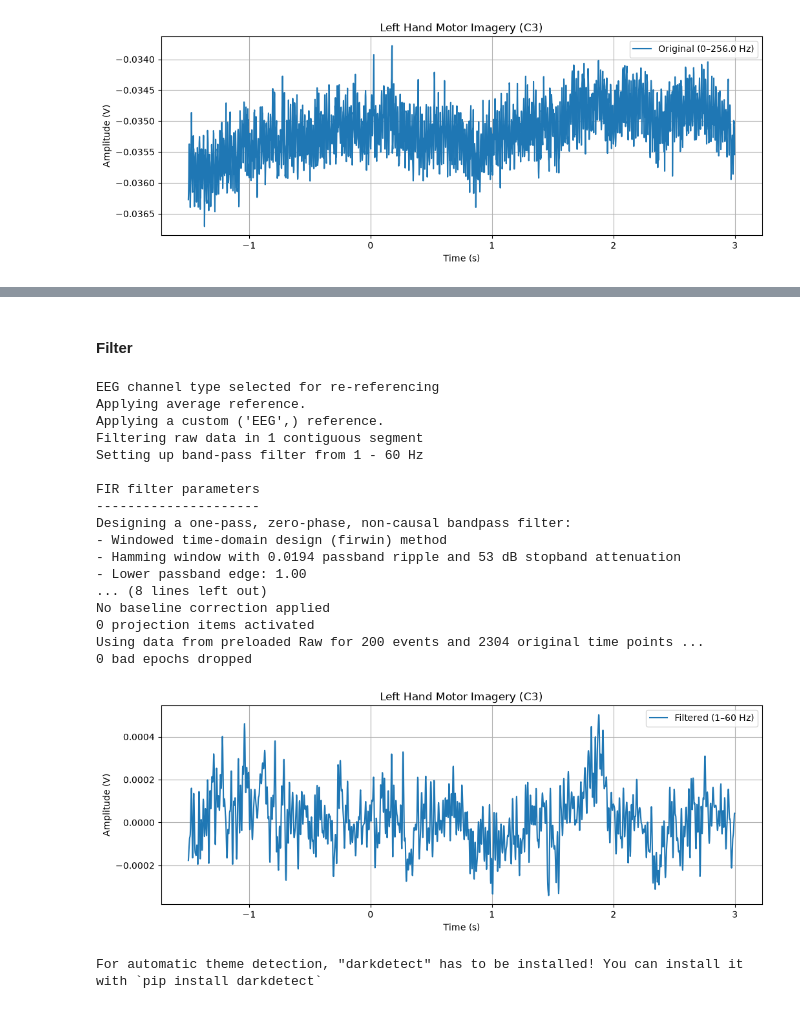
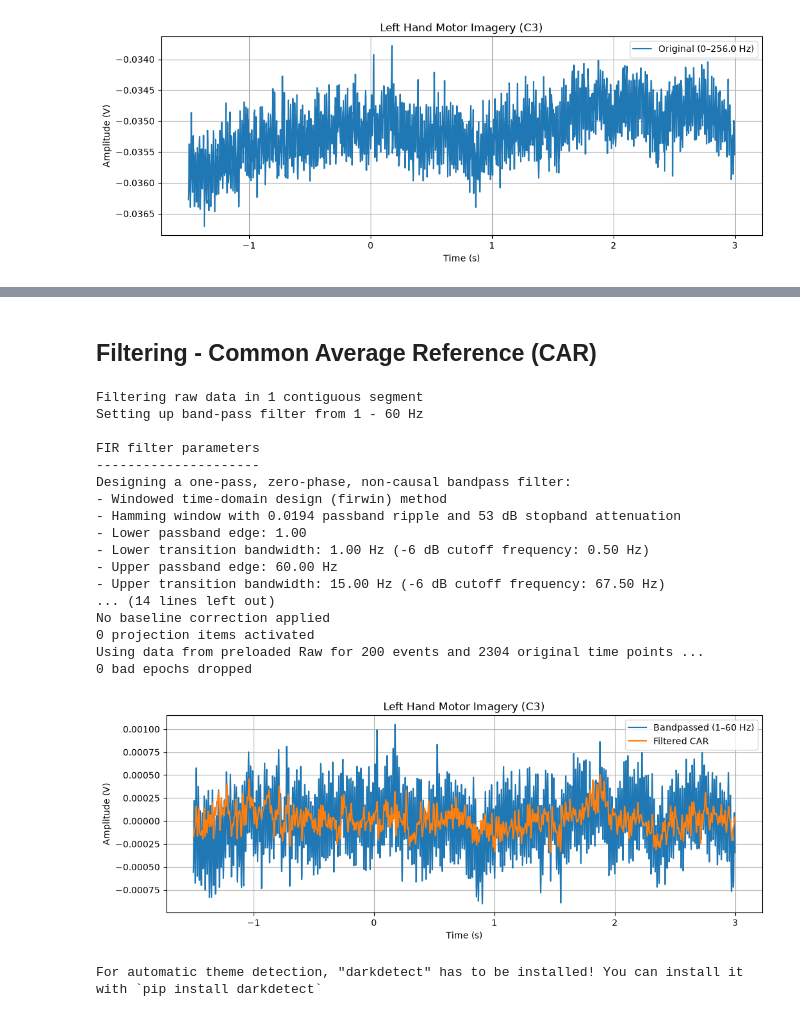
Before and after one commit to alarxx/BCI_Midterm_Project, a Jupyter notebook: project.ipynb, the cells around one changed output, grey strips where cells are left out. Saved outputs shown, nothing was run; the diff lists cells and outputs as text; code cells hidden in the pictures.

```diff
--- a/project.ipynb
+++ b/project.ipynb
@@ -435,50 +441,59 @@ display(Image(
 # %% [markdown]
-#### Filter
+## Filtering - Common Average Reference (CAR)
 # %%
 # Filter raw EEG
-filtered = raw.copy()
+l_freq, h_freq = 1, 60
+
+# Frequency filtering
+bandpassed = raw.copy()
+bandpassed.filter(l_freq=l_freq, h_freq=h_freq, picks="eeg")
+
+# Common Average Reference
+filtered = bandpassed.copy()
 filtered.set_eeg_reference("average") # Common Average Reference (CAR)
-l_freq, h_freq = 1, 60
-filtered.filter(l_freq=l_freq, h_freq=h_freq, picks="eeg")
-print(filtered.info["sfreq"]) # 512
 
-# Create filtered epochs
+print("sfreq:", filtered.info["sfreq"]) # 512
+
+# Create epochs
+bandpassed_epochs = get_epochs(bandpassed, events)
 filtered_epochs = get_epochs(filtered, events)
 
+
 # First left-hand trial, C3
-before = signal
+before = bandpassed_epochs["left_hand"].get_data(picks=["C3"])[0, 0]
 after = filtered_epochs["left_hand"].get_data(picks=["C3"])[0, 0]
 
 plt.figure(figsize=(12, 4))
 
-# plt.plot(time, before, label="Original")
-plt.plot(time, after, label=f"Filtered ({l_freq}–{h_freq} Hz)")
+# plt.plot(time, signal, label="Original")
+plt.plot(time, before, label=f"Bandpassed ({l_freq}–{h_freq} Hz)")
+plt.plot(time, after, label=f"Filtered CAR")
 
 plt.xlabel("Time (s)")
 plt.ylabel("Amplitude (V)")
 plt.title("Left Hand Motor Imagery (C3)")
 plt.legend()
 plt.grid()
 plt.show()
 # %% [output]
-EEG channel type selected for re-referencing
-Applying average reference.
-Applying a custom ('EEG',) reference.
 Filtering raw data in 1 contiguous segment
 Setting up band-pass filter from 1 - 60 Hz
 
 FIR filter parameters
 ---------------------
 Designing a one-pass, zero-phase, non-causal bandpass filter:
 - Windowed time-domain design (firwin) method
 - Hamming window with 0.0194 passband ripple and 53 dB stopband attenuation
 - Lower passband edge: 1.00
-... (8 lines left out)
+- Lower transition bandwidth: 1.00 Hz (-6 dB cutoff frequency: 0.50 Hz)
+- Upper passband edge: 60.00 Hz
+- Upper transition bandwidth: 15.00 Hz (-6 dB cutoff frequency: 67.50 Hz)
+... (14 lines left out)
 No baseline correction applied
 0 projection items activated
 Using data from preloaded Raw for 200 events and 2304 original time points ...
 0 bad epochs dropped
-[figure, old version]
+[figure, new version]
 # %%
 filtered.copy().pick(["C3", "Cz", "C4"]).plot(
     start=events[0, 0] / raw.info["sfreq"],
```
Also changed, not shown: parts of 18 cells of this notebook.
